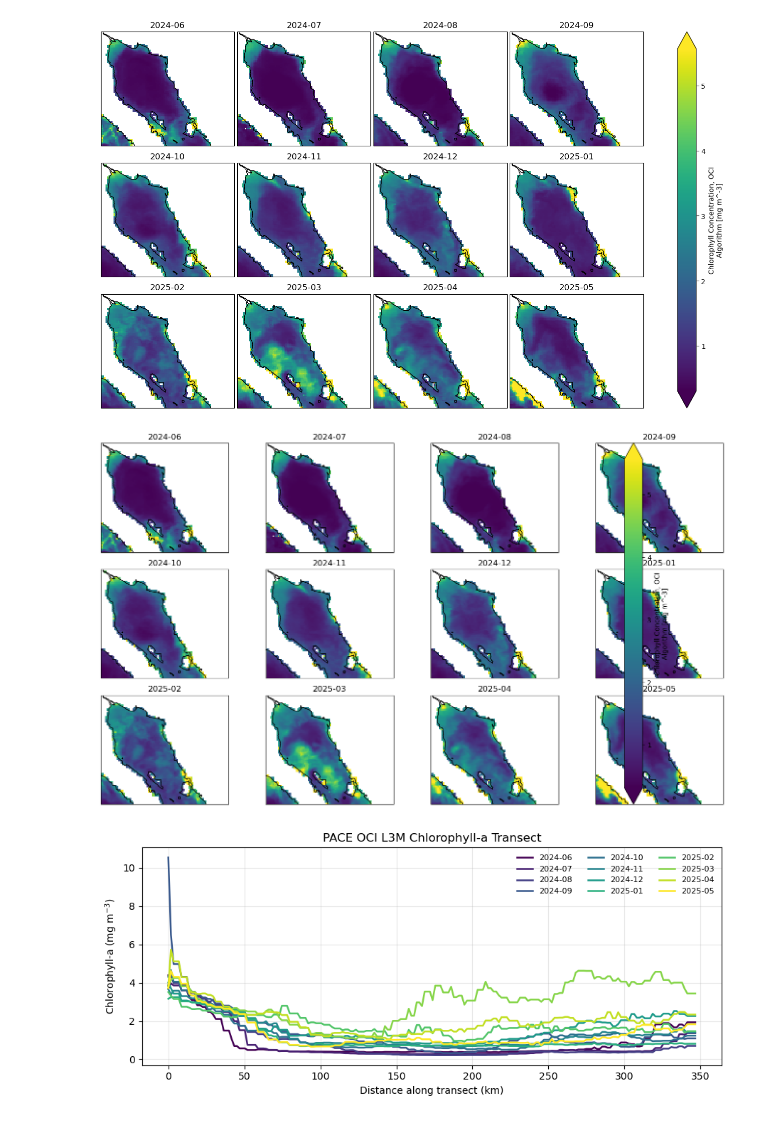
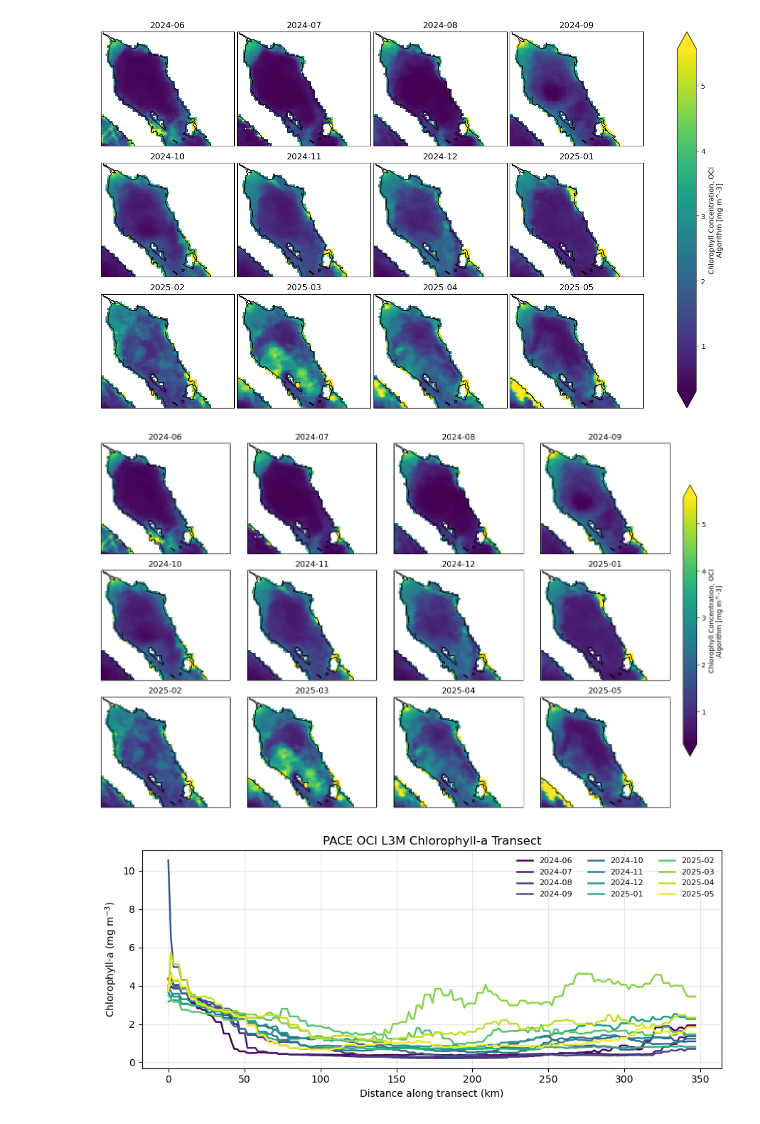
Before and after one commit to fish-pace/2026-proj-waterquality, a Jupyter notebook: contributor_folders/Andrea /pace_chla.ipynb, the cells around one changed output. Saved outputs shown, nothing was run; the diff lists cells and outputs as text; code cells hidden in the pictures.

Commit message:
change bar of plot

```diff
--- a/contributor_folders/Andrea /pace_chla.ipynb
+++ b/contributor_folders/Andrea /pace_chla.ipynb
@@ -579,35 +579,37 @@ g = chl.plot(
     transform=ccrs.PlateCarree()
 )
 
 for ax, t in zip(g.axes.flat, chl.time.values):
     fecha = pd.to_datetime(t).strftime("%Y-%m")
     ax.set_title(fecha)
     ax.coastlines(resolution="10m")
     ax.set_extent(
         [-115.1, -111.0, 28.5, 32.0],
         crs=ccrs.PlateCarree()
     )
 
 # =========================
 # GUARDAR LA FIGURA AQUÍ 👇
 # =========================
 
 out_dir = "figures"
 os.makedirs(out_dir, exist_ok=True)
 
 out_fig = os.path.join(
     out_dir,
     "chl_monthly_maps_PACE_2024.png"
 )
 
-g.fig.tight_layout()
+g.fig.subplots_adjust(right=0.88)
+g.cbar.ax.set_position([0.90, 0.15, 0.02, 0.7])
+
 g.fig.savefig(
     out_fig,
     dpi=300,
     bbox_inches="tight"
 )
 # %% [output]
-[figure, old version]
+[figure, new version]
 # %%
 df_chl_m = chl.to_dataframe(name="chlor_a").reset_index()
 # %%
```
Also changed, not shown: parts of 2 cells of this notebook, 1 other file.
